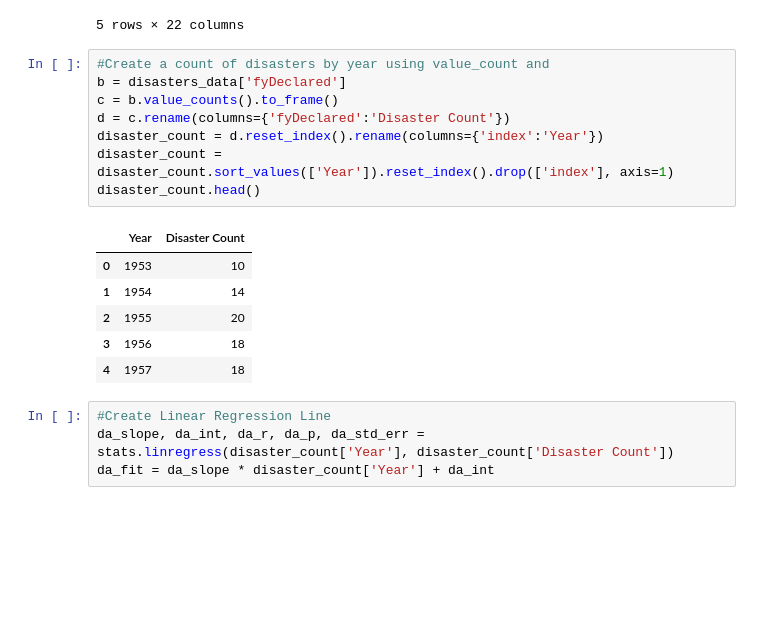
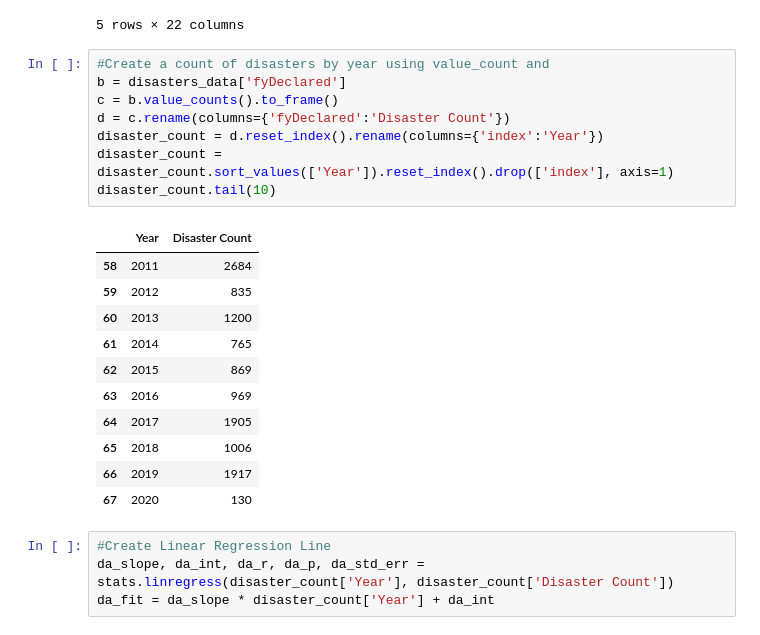
Before and after one commit to bandipara/fema_analytics, a Jupyter notebook: Flomo/Declared Disasters.ipynb, the cells around one changed output. Drawn from its saved outputs; the diff is of its cells as text; blank space fills up the shorter version.

```diff
--- a/Flomo/Declared Disasters.ipynb
+++ b/Flomo/Declared Disasters.ipynb
@@ -23,18 +23,23 @@ disasters_data.head()
 # %%
 #Create a count of disasters by year using value_count and
 b = disasters_data['fyDeclared']
 c = b.value_counts().to_frame()
 d = c.rename(columns={'fyDeclared':'Disaster Count'})
 disaster_count = d.reset_index().rename(columns={'index':'Year'})
 disaster_count = disaster_count.sort_values(['Year']).reset_index().drop(['index'], axis=1)
-disaster_count.head()
+disaster_count.tail(10)
 # %% [output]
 |  | Year | Disaster Count |
-| 0 | 1953 | 10 |
-| 1 | 1954 | 14 |
-| 2 | 1955 | 20 |
-| 3 | 1956 | 18 |
-| 4 | 1957 | 18 |
+| 58 | 2011 | 2684 |
+| 59 | 2012 | 835 |
+| 60 | 2013 | 1200 |
+| 61 | 2014 | 765 |
+| 62 | 2015 | 869 |
+| 63 | 2016 | 969 |
+| 64 | 2017 | 1905 |
+| 65 | 2018 | 1006 |
+| 66 | 2019 | 1917 |
+| 67 | 2020 | 130 |
 # %%
 #Create Linear Regression Line
 da_slope, da_int, da_r, da_p, da_std_err = stats.linregress(disaster_count['Year'], disaster_count['Disaster Count'])
```
Also changed, not shown: 1 other file.
